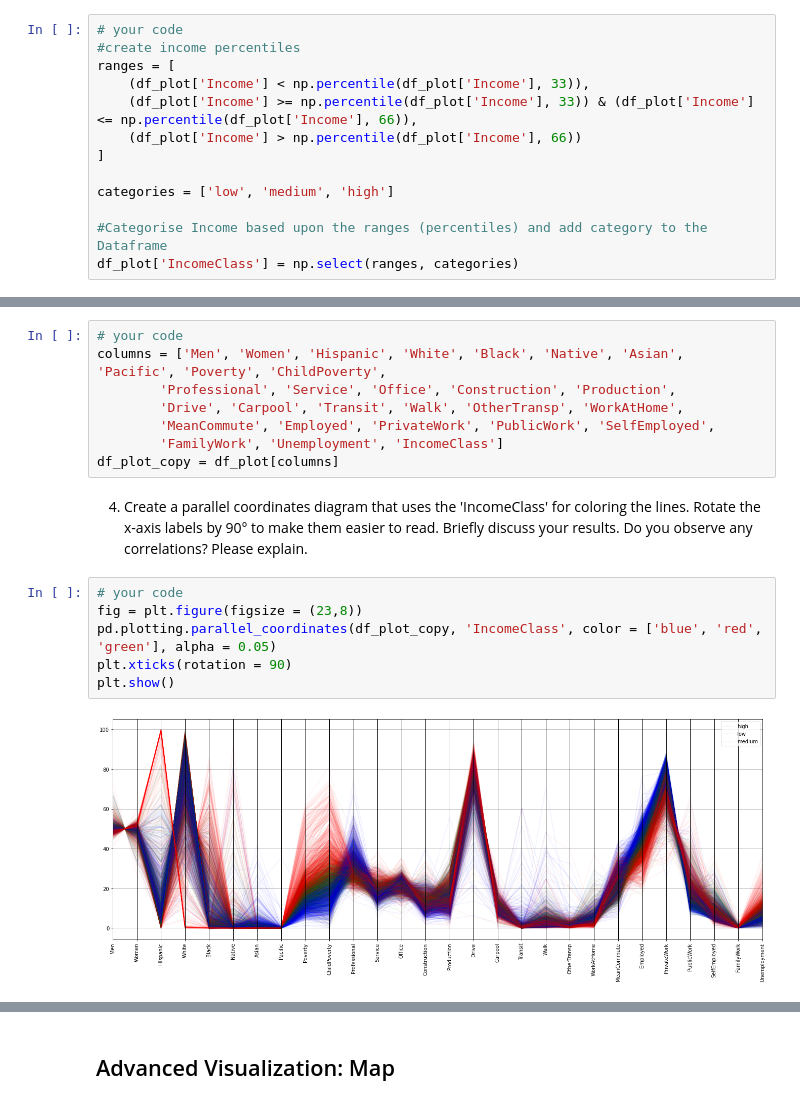
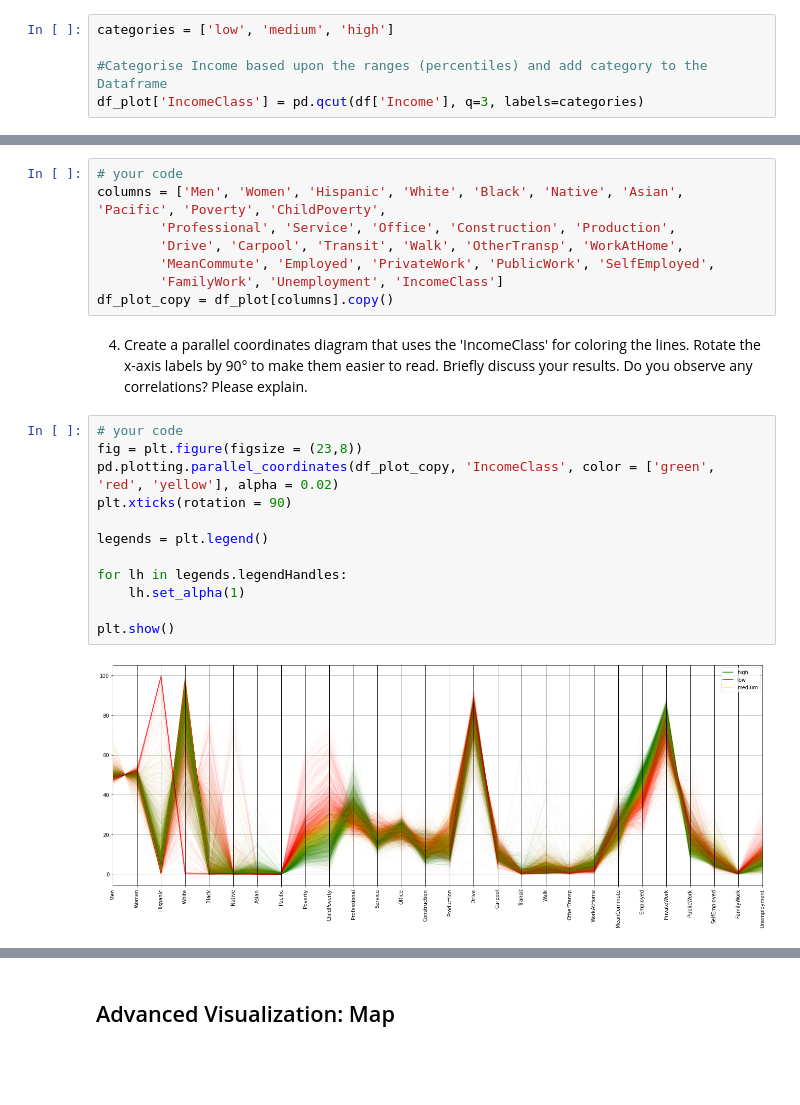
Before and after one commit to Starcrysis/assignment_2, a Jupyter notebook: assignment_2.ipynb, the cells around one changed output, grey strips where cells are left out. Saved outputs shown, nothing was run; the diff lists cells and outputs as text; blank space fills up the shorter version.

```diff
--- a/assignment_2.ipynb
+++ b/assignment_2.ipynb
@@ -510,18 +520,10 @@ df_plot = df.copy()
     - 'medium' if the income is between the 33% and 66% percentile, and
     - 'high' iff the income is above the 66% percentile
 # %%
-# your code
-#create income percentiles
-ranges = [
-    (df_plot['Income'] < np.percentile(df_plot['Income'], 33)),
-    (df_plot['Income'] >= np.percentile(df_plot['Income'], 33)) & (df_plot['Income'] <= np.percentile(df_plot['Income'], 66)),
-    (df_plot['Income'] > np.percentile(df_plot['Income'], 66))
-]
-
 categories = ['low', 'medium', 'high']
 
 #Categorise Income based upon the ranges (percentiles) and add category to the Dataframe
-df_plot['IncomeClass'] = np.select(ranges, categories)
+df_plot['IncomeClass'] = pd.qcut(df['Income'], q=3, labels=categories)
 # %% [markdown]
 3) Project the dataframe on the columns that contain percent values (for the sake of readability), that is:
 
@@ -537,16 +539,22 @@ columns = ['Men', 'Women', 'Hispanic', 'White', 'Black', 'Native', 'Asian', 'Pac
         'Drive', 'Carpool', 'Transit', 'Walk', 'OtherTransp', 'WorkAtHome',
         'MeanCommute', 'Employed', 'PrivateWork', 'PublicWork', 'SelfEmployed',
         'FamilyWork', 'Unemployment', 'IncomeClass']
-df_plot_copy = df_plot[columns]
+df_plot_copy = df_plot[columns].copy()
 # %% [markdown]
 4) Create a parallel coordinates diagram that uses the 'IncomeClass' for coloring the lines. Rotate the x-axis labels by 90° to make them easier to read.
 Briefly discuss your results. Do you observe any correlations? Please explain.
 # %%
 # your code
 fig = plt.figure(figsize = (23,8))
-pd.plotting.parallel_coordinates(df_plot_copy, 'IncomeClass', color = ['blue', 'red', 'green'], alpha = 0.05)
+pd.plotting.parallel_coordinates(df_plot_copy, 'IncomeClass', color = ['green', 'red', 'yellow'], alpha = 0.02)
 plt.xticks(rotation = 90)
+
+legends = plt.legend()
+
+for lh in legends.legendHandles:
+    lh.set_alpha(1)
+
 plt.show()
 # %% [output]
-[figure, old version]
+[figure, new version]
 # %% [markdown]
```
Also changed, not shown: parts of 37 cells of this notebook.
